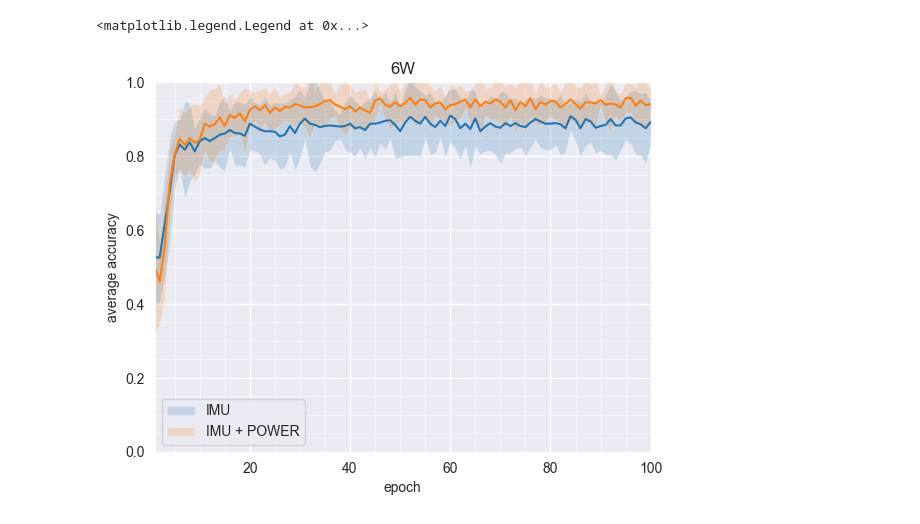
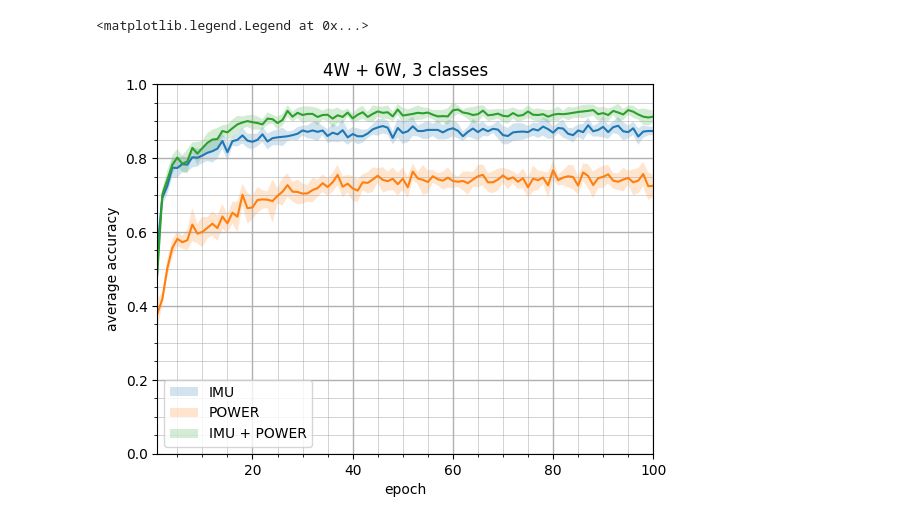
Before and after one commit to lukasz-kedzierski/surface-classification, a Jupyter notebook: src/cv_results.ipynb, the cells around one changed output. Saved outputs shown, nothing was run; the diff lists cells and outputs as text; code cells hidden in the pictures.

```diff
--- a/src/cv_results.ipynb
+++ b/src/cv_results.ipynb
@@ -7,8 +8,10 @@ import pandas as pd
 from pathlib import Path
 # %%
 HISTORY_DIR = Path('../results/cv/')
-filenames = ('cv_3_6W_imu_2024-05-28-10-03-25', 'cv_3_6W_imu_servo_2024-05-28-01-33-03')
-labels = ('IMU', 'IMU + POWER')
+filenames = ('cv_3_4W_6W_imu_2024-05-27-20-47-56', 'cv_3_4W_6W_servo_2024-06-04-03-36-49', 'cv_3_4W_6W_imu_servo_2024-05-27-17-42-11')
+labels = ('IMU', 'POWER', 'IMU + POWER')
+
+t_95 = 2.228
 # %%
 results = {}
 for filename in filenames:
@@ -17,23 +20,23 @@ for filename in filenames:
 # %%
 fig, ax = plt.subplots()
 for result, label in zip(results.values(), labels):
     df = pd.DataFrame(result)
     res_array = np.array(df.loc['accuracy'].values.tolist()).T
     x = np.arange(1, res_array.shape[0] + 1)
     average_acc = res_array.mean(axis=1)
     std_dev_acc = res_array.std(axis=1)
-    ci = 2 * std_dev_acc
+    ci = t_95 * std_dev_acc / math.sqrt(10)
     ax.plot(x, average_acc)
     ax.fill_between(x, (average_acc - ci), (average_acc + ci), alpha=.2, label=label)
 ax.set_xlim(1, 100)
 ax.set_ylim(0, 1)
 ax.set_xlabel('epoch')
 ax.set_ylabel('average accuracy')
-ax.set_title('6W')
+ax.set_title('4W + 6W, 3 classes')
 plt.grid(which='major', axis='both', linewidth=1)
 plt.grid(which='minor', axis='both', linewidth=0.4)
 plt.minorticks_on()
 plt.legend()
 # %% [output]
 <matplotlib.legend.Legend at 0x...>
-[figure, old version]
+[figure, new version]
```
Also changed, not shown: parts of 1 cell of this notebook.
